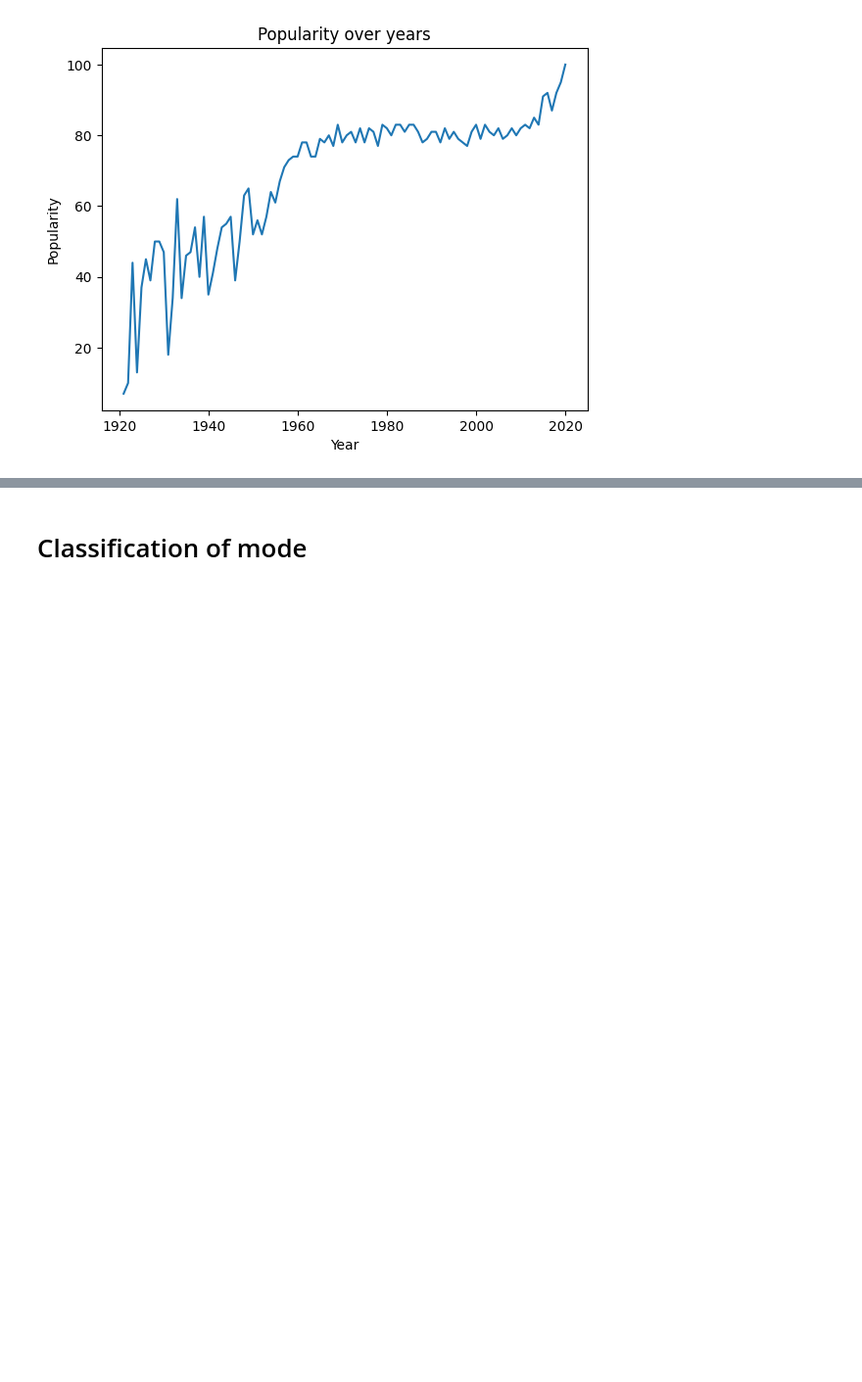
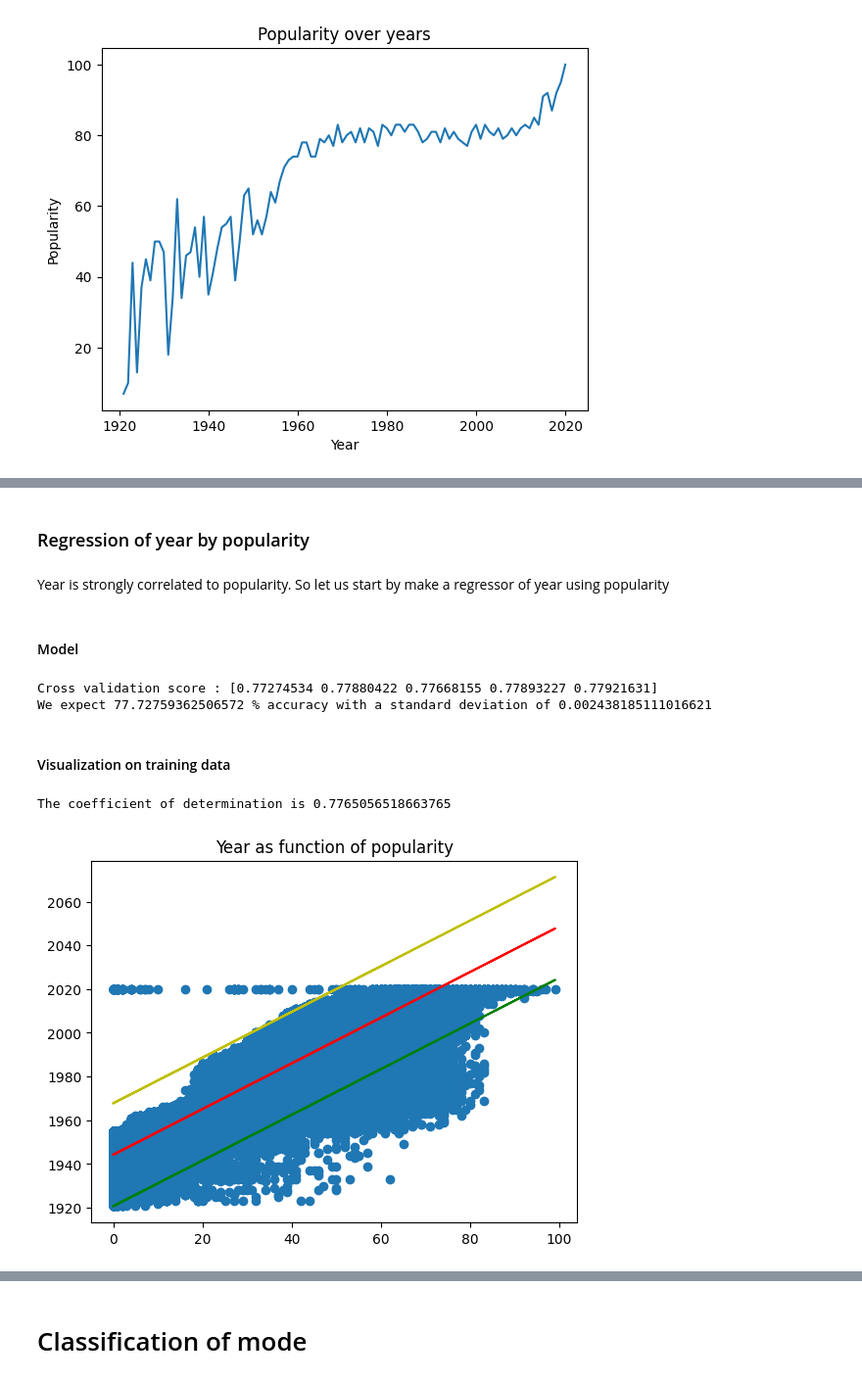
Before and after one commit to Manuela-AYO/DAProject2022, a Jupyter notebook: spotifyAnalysis.ipynb, the cells around one changed output, grey strips where cells are left out. Shown at 98% size. Drawn from its saved outputs; the diff is of its cells as text; code cells hidden in the pictures; blank space fills up the shorter version.

Commit message:
regression year

```diff
--- a/spotifyAnalysis.ipynb
+++ b/spotifyAnalysis.ipynb
@@ -1387,0 +1202,53 @@ NameError: name 'np' is not defined
+# %% [markdown]
+### Regression of year by popularity
+# %% [markdown]
+Year is strongly correlated to popularity. So let us start by make a regressor of year using popularity
+# %% [markdown]
+#### Model
+# %%
+popularity = np.array(df_train["popularity"]).reshape(-1,1)
+year = np.array(df_train["year"]).reshape(-1,1)
+
+# cross validation score
+cv = ShuffleSplit(n_splits=5, test_size=0.3, random_state=0)
+model = LinearRegression()
+scores = cross_val_score(model, popularity, year, cv=cv)
+print(f"Cross validation score : {scores}")
+print(f"We expect {scores.mean()*100} % accuracy with a standard deviation of {scores.std()}")
+# %% [output]
+Cross validation score : [0.77274534 0.77880422 0.77668155 0.77893227 0.77921631]
+We expect 77.72759362506572 % accuracy with a standard deviation of 0.002438185111016621
+# %% [markdown]
+#### Visualization on training data
+# %%
+# our model
+model = LinearRegression().fit(popularity, year)
+
+prediction = model.predict(popularity)
+score_simple_train = model.score(popularity, year)
+print(f"The coefficient of determination is {score_simple_train}")
+
+# in the remainder, we will build a 95% confidence interval of the values of popularity
+
+# 1. get the residuals
+res = np.sum((prediction - year)**2)
+
+# 2. get the standard deviation
+std = np.sqrt(res/len(prediction)-2)
+
+# 3. compute the interval
+interval = std * 1.96
+
+# 4. compute the lower and upperbounds of the interval
+low, up = prediction - interval, prediction + interval
+
+# plot the data
+plt.scatter(popularity, year)
+plt.plot(popularity, low, c="g")
+plt.plot(popularity, prediction, c="r")
+plt.plot(popularity, up, c="y")
+plt.title("Year as function of popularity")
+plt.show()
+# %% [output]
+The coefficient of determination is 0.7765056518663765
+[figure, added]
```
Also changed, not shown: parts of 98 cells of this notebook.
